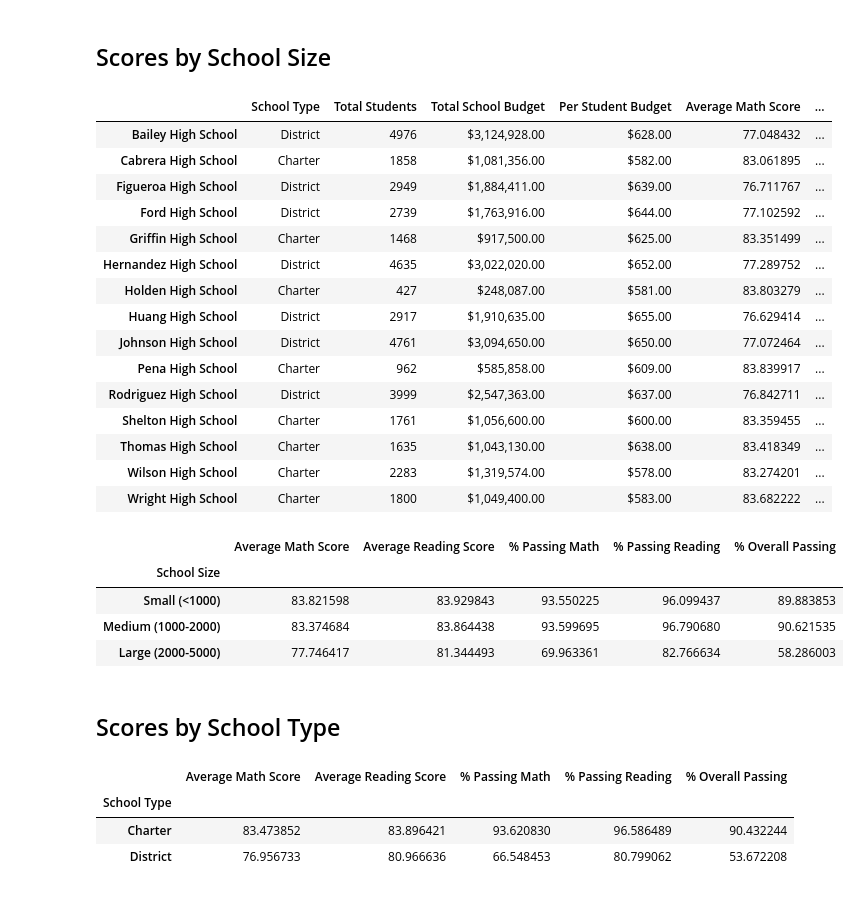
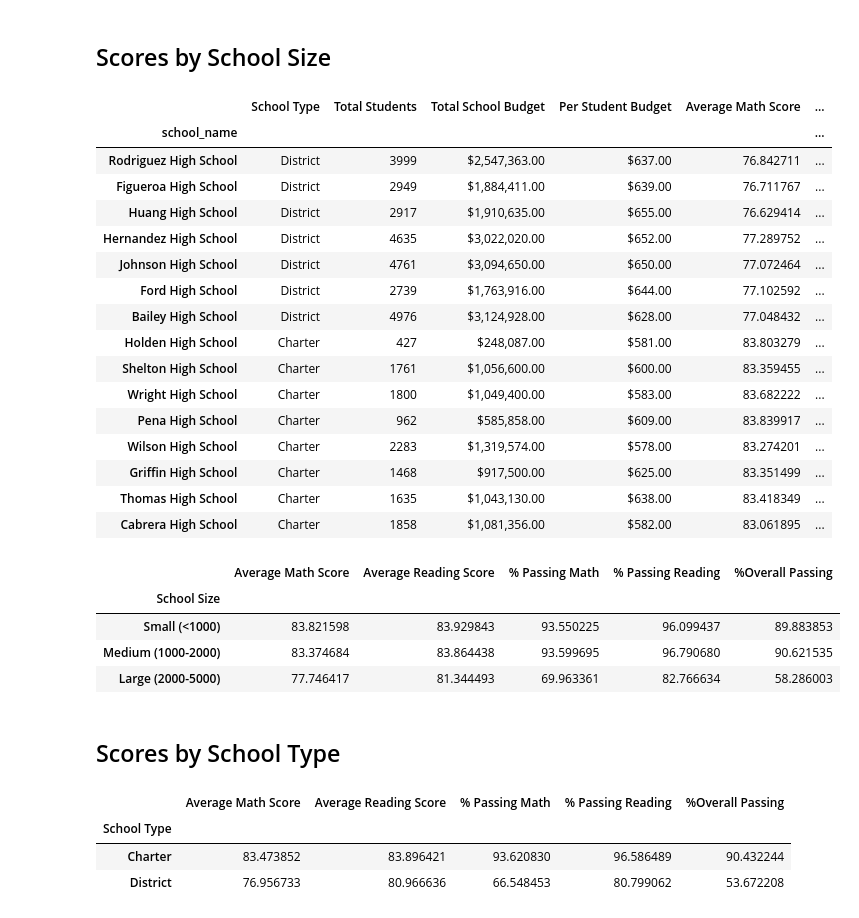
Before and after one commit to jonnybrammah/pandas-challenge, a Jupyter notebook: PyCitySchools/PyCitySchools.ipynb, the cells around one changed output. Saved outputs shown, nothing was run; the diff lists cells and outputs as text; code cells hidden in the pictures.

Commit message:
Updated PyCitySchools.py (for final time)

```diff
--- a/PyCitySchools/PyCitySchools.ipynb
+++ b/PyCitySchools/PyCitySchools.ipynb
@@ -434,8 +434,8 @@ per_school_summary
 ## Highest-Performing Schools (by % Overall Passing)
 # %%
 # Sort the schools by `% Overall Passing` in descending order and display the top 5 rows.
-per_school_summary = per_school_summary.sort_values("% Overall Passing", ascending = False)
-per_school_summary.head()
+top_schools = per_school_summary = per_school_summary.sort_values("% Overall Passing", ascending = False)
+top_schools.head()
 # %% [output]
 |  | School Type | Total Students | Total School Budget | Per Student Budget | Average Math Score | ... |
 | school_name |  |  |  |  |  | ... |
@@ -448,8 +448,8 @@ per_school_summary.head()
 ## Bottom Performing Schools (By % Overall Passing)
 # %%
 #Sort the schools by `% Overall Passing` in ascending order and display the top 5 rows.
-per_school_summary = per_school_summary.sort_values("% Overall Passing", ascending = True)
-per_school_summary.head()
+bottom_schools = per_school_summary.sort_values("% Overall Passing", ascending = True)
+bottom_schools.head()
 # %% [output]
 |  | School Type | Total Students | Total School Budget | Per Student Budget | Average Math Score | ... |
 | school_name |  |  |  |  |  | ... |
@@ -664,24 +662,27 @@ labels = ["Small (<1000)", "Medium (1000-2000)", "Large (2000-5000)"]
 # Categorize the spending based on the bins
 # Use `pd.cut` on the "Total Students" column of the `per_school_summary` DataFrame.
 
-per_school_summary["School Size"] =
+per_school_summary["School Size"] = pd.cut(school_spending_df["Total Students"], size_bins, labels = labels, include_lowest = True)
+
+per_school_summary
 # %% [output]
 |  | School Type | Total Students | Total School Budget | Per Student Budget | Average Math Score | ... |
+| school_name |  |  |  |  |  | ... |
+| Rodriguez High School | District | 3999 | $2,547,363.00 | $637.00 | 76.842711 | ... |
+| Figueroa High School | District | 2949 | $1,884,411.00 | $639.00 | 76.711767 | ... |
+| Huang High School | District | 2917 | $1,910,635.00 | $655.00 | 76.629414 | ... |
+| Hernandez High School | District | 4635 | $3,022,020.00 | $652.00 | 77.289752 | ... |
+| Johnson High School | District | 4761 | $3,094,650.00 | $650.00 | 77.072464 | ... |
+| Ford High School | District | 2739 | $1,763,916.00 | $644.00 | 77.102592 | ... |
 | Bailey High School | District | 4976 | $3,124,928.00 | $628.00 | 77.048432 | ... |
+| Holden High School | Charter | 427 | $248,087.00 | $581.00 | 83.803279 | ... |
+| Shelton High School | Charter | 1761 | $1,056,600.00 | $600.00 | 83.359455 | ... |
+| Wright High School | Charter | 1800 | $1,049,400.00 | $583.00 | 83.682222 | ... |
+| Pena High School | Charter | 962 | $585,858.00 | $609.00 | 83.839917 | ... |
+| Wilson High School | Charter | 2283 | $1,319,574.00 | $578.00 | 83.274201 | ... |
+| Griffin High School | Charter | 1468 | $917,500.00 | $625.00 | 83.351499 | ... |
+| Thomas High School | Charter | 1635 | $1,043,130.00 | $638.00 | 83.418349 | ... |
 | Cabrera High School | Charter | 1858 | $1,081,356.00 | $582.00 | 83.061895 | ... |
-| Figueroa High School | District | 2949 | $1,884,411.00 | $639.00 | 76.711767 | ... |
-| Ford High School | District | 2739 | $1,763,916.00 | $644.00 | 77.102592 | ... |
-| Griffin High School | Charter | 1468 | $917,500.00 | $625.00 | 83.351499 | ... |
-| Hernandez High School | District | 4635 | $3,022,020.00 | $652.00 | 77.289752 | ... |
-| Holden High School | Charter | 427 | $248,087.00 | $581.00 | 83.803279 | ... |
-| Huang High School | District | 2917 | $1,910,635.00 | $655.00 | 76.629414 | ... |
-| Johnson High School | District | 4761 | $3,094,650.00 | $650.00 | 77.072464 | ... |
-| Pena High School | Charter | 962 | $585,858.00 | $609.00 | 83.839917 | ... |
-| Rodriguez High School | District | 3999 | $2,547,363.00 | $637.00 | 76.842711 | ... |
-| Shelton High School | Charter | 1761 | $1,056,600.00 | $600.00 | 83.359455 | ... |
-| Thomas High School | Charter | 1635 | $1,043,130.00 | $638.00 | 83.418349 | ... |
-| Wilson High School | Charter | 2283 | $1,319,574.00 | $578.00 | 83.274201 | ... |
-| Wright High School | Charter | 1800 | $1,049,400.00 | $583.00 | 83.682222 | ... |
 # %%
 # Calculate averages for the desired columns.
 size_math_scores = per_school_summary.groupby(["School Size"]).mean()["Average Math Score"]
@@ -692,12 +693,18 @@ size_overall_passing = per_school_summary.groupby(["School Size"]).mean()["% Ove
 # %%
 # Create a DataFrame called `size_summary` that breaks down school performance based on school size (small, medium, or large).
 # Use the scores above to create a new DataFrame called `size_summary`
-
+size_summary = pd.DataFrame(
+    {"Average Math Score": size_math_scores,
+    "Average Reading Score": size_reading_scores,
+    "% Passing Math": size_passing_math,
+    "% Passing Reading" : size_passing_reading,
+    "%Overall Passing" : size_overall_passing}
+)
 
 # Display results
 size_summary
 # %% [output]
-|  | Average Math Score | Average Reading Score | % Passing Math | % Passing Reading | % Overall Passing |
+|  | Average Math Score | Average Reading Score | % Passing Math | % Passing Reading | %Overall Passing |
 | School Size |  |  |  |  |  |
 | Small (<1000) | 83.821598 | 83.929843 | 93.550225 | 96.099437 | 89.883853 |
 | Medium (1000-2000) | 83.374684 | 83.864438 | 93.599695 | 96.790680 | 90.621535 |
@@ -721,11 +729,17 @@ average_percent_overall_passing_by_type = type_overall_passing["% Overall Passin
 # %%
 # Assemble the new data by type into a DataFrame called `type_summary`
-
+type_summary = pd.DataFrame(
+    {"Average Math Score": type_math_scores,
+    "Average Reading Score": type_reading_scores,
+    "% Passing Math": type_passing_math,
+    "% Passing Reading" : type_passing_reading,
+    "%Overall Passing" : type_overall_passing}
+)
 
 # Display results
 type_summary
 # %% [output]
-|  | Average Math Score | Average Reading Score | % Passing Math | % Passing Reading | % Overall Passing |
+|  | Average Math Score | Average Reading Score | % Passing Math | % Passing Reading | %Overall Passing |
 | School Type |  |  |  |  |  |
 | Charter | 83.473852 | 83.896421 | 93.620830 | 96.586489 | 90.432244 |
 | District | 76.956733 | 80.966636 | 66.548453 | 80.799062 | 53.672208 |
```
Also changed, not shown: parts of 3 cells of this notebook.
